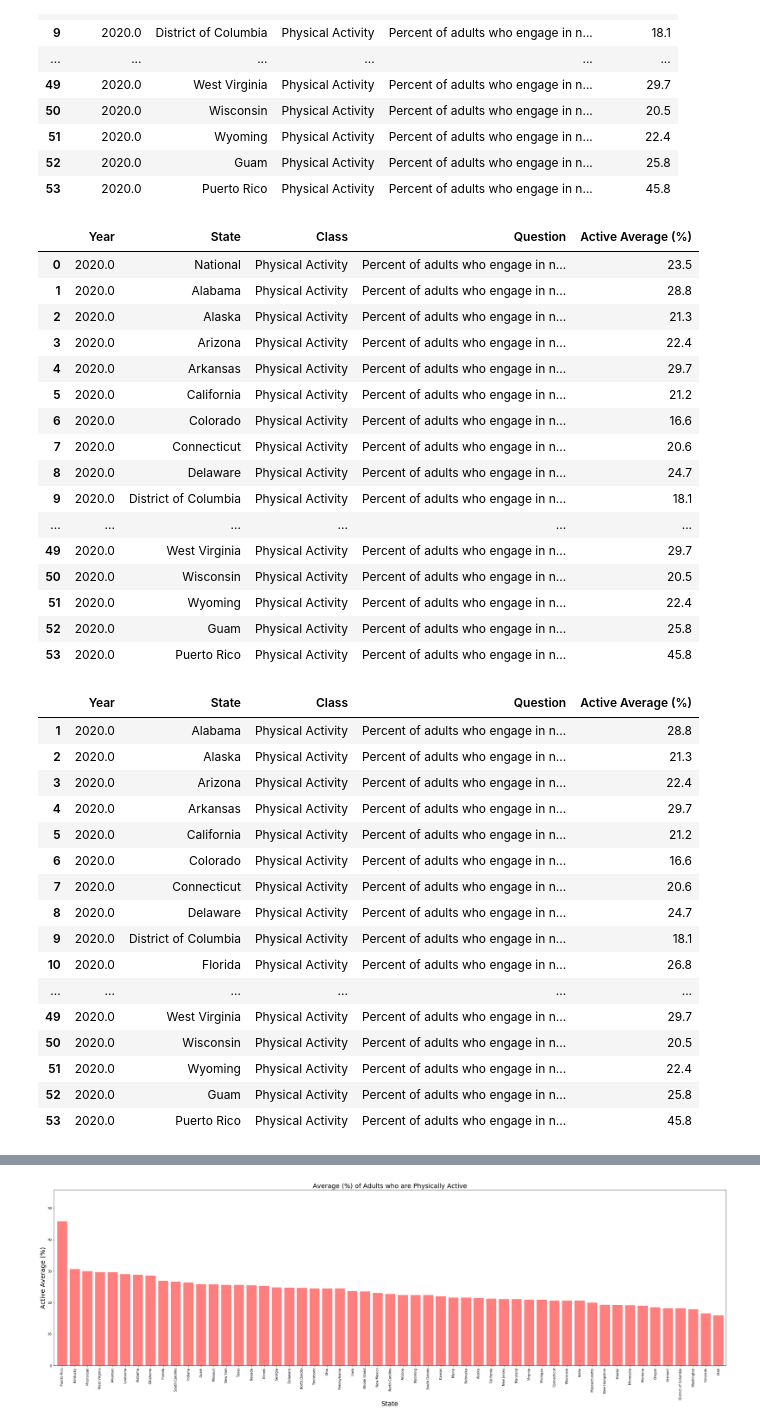
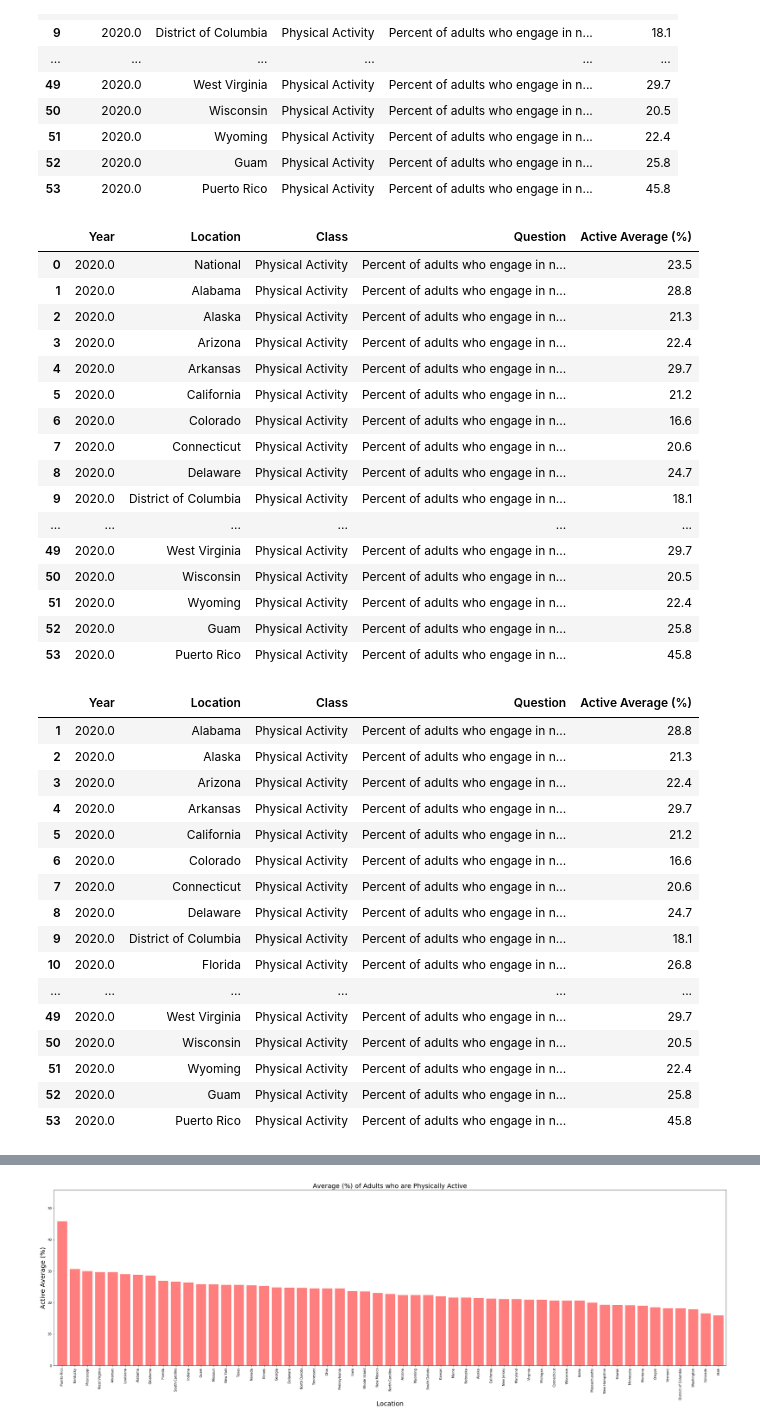
Before and after one commit to latoyawenzinger/Project_1_Healthcare, a Jupyter notebook: Untitled.ipynb, the cells around one changed output, grey strips where cells are left out. Drawn from its saved outputs; the diff is of its cells as text; code cells hidden in the pictures.

```diff
--- a/Untitled.ipynb
+++ b/Untitled.ipynb
@@ -87,12 +87,12 @@ activity_clean_df
 # %%
 # Rename the Column names
 # Question: Percent of adults who are Physical Active
 
 activity_clean_df = activity_clean_df.rename(columns={"Description": "Year",
-                                    "LocationDesc": "State", "Data_Value" : "Active Average (%)",})
+                                    "LocationDesc": "Location", "Data_Value" : "Active Average (%)",})
 activity_clean_df
 # %% [output]
-|  | Year | State | Class | Question | Active Average (%) |
+|  | Year | Location | Class | Question | Active Average (%) |
 | 0 | 2020.0 | National | Physical Activity | Percent of adults who engage in n... | 23.5 |
 | 1 | 2020.0 | Alabama | Physical Activity | Percent of adults who engage in n... | 28.8 |
 | 2 | 2020.0 | Alaska | Physical Activity | Percent of adults who engage in n... | 21.3 |
@@ -115,7 +115,7 @@ activity_clean_df
 activity_final_df=activity_clean_df.drop(activity_clean_df.index[[0]])
 activity_final_df
 # %% [output]
-|  | Year | State | Class | Question | Active Average (%) |
+|  | Year | Location | Class | Question | Active Average (%) |
 | 1 | 2020.0 | Alabama | Physical Activity | Percent of adults who engage in n... | 28.8 |
 | 2 | 2020.0 | Alaska | Physical Activity | Percent of adults who engage in n... | 21.3 |
 | 3 | 2020.0 | Arizona | Physical Activity | Percent of adults who engage in n... | 22.4 |
```
Also changed, not shown: parts of 5 cells of this notebook, 2 other files.
